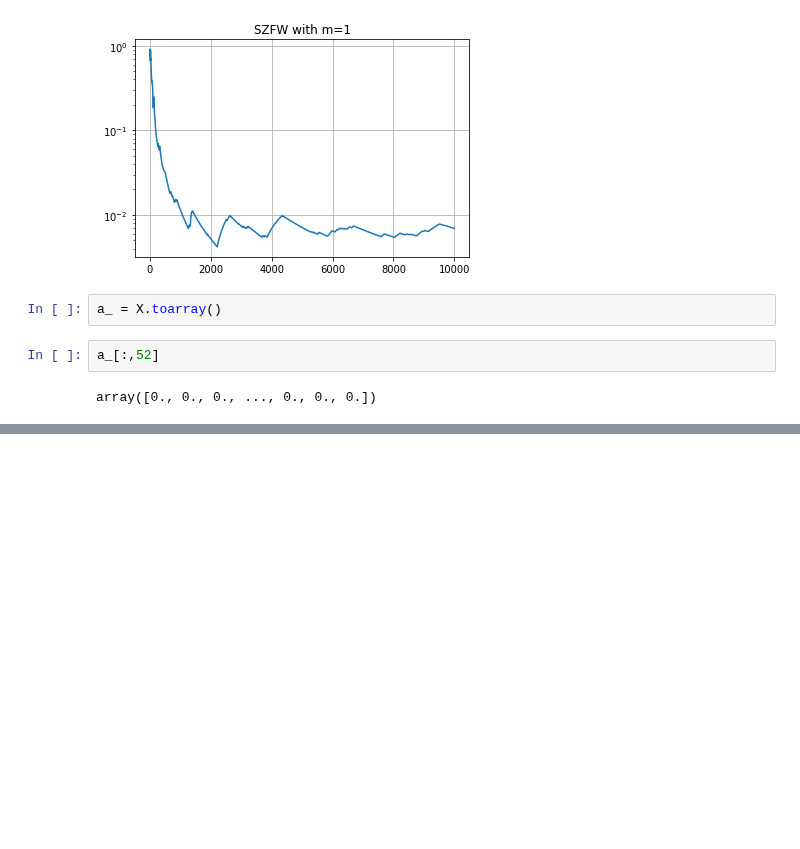
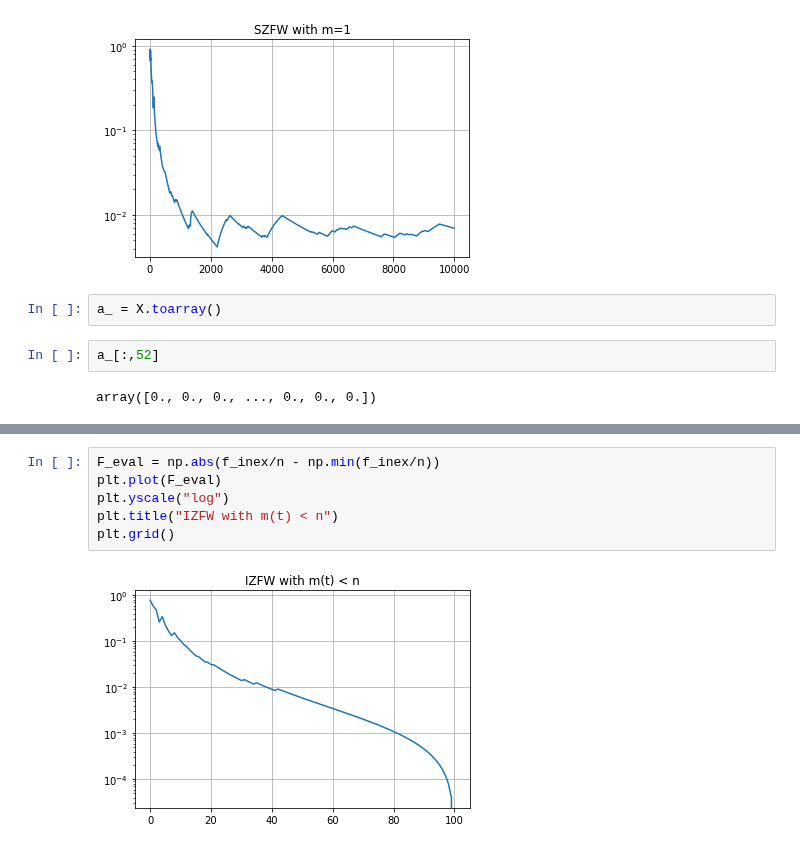
Before and after one commit to liacov/OPTproj, a Jupyter notebook: notebooks/LassoRegression.ipynb, the cells around one changed output, grey strips where cells are left out. Drawn from its saved outputs; the diff is of its cells as text; blank space fills up the shorter version.

```diff
--- a/notebooks/LassoRegression.ipynb
+++ b/notebooks/LassoRegression.ipynb
@@ -497,0 +507,8 @@ array([0., 0., 0., ..., 0., 0., 0.])
+# %%
+F_eval = np.abs(f_inex/n - np.min(f_inex/n))
+plt.plot(F_eval)
+plt.yscale("log")
+plt.title("IZFW with m(t) < n")
+plt.grid()
+# %% [output]
+[figure, added]
```
Also changed, not shown: parts of 1 cell of this notebook, 7 other files.
